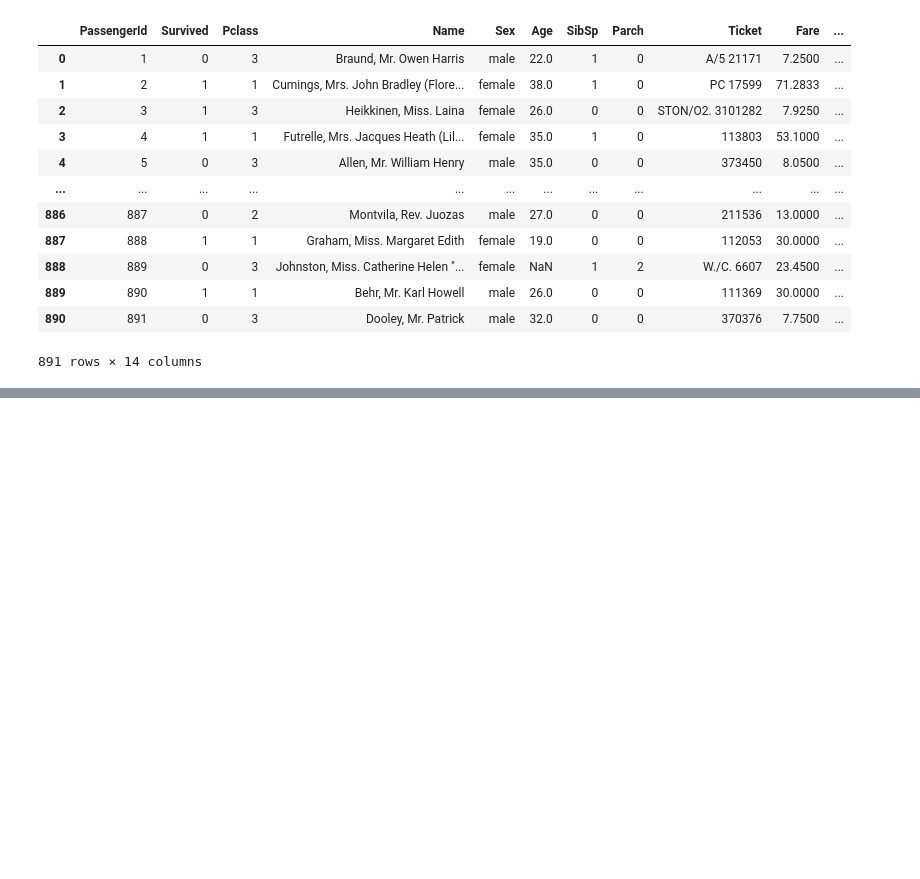
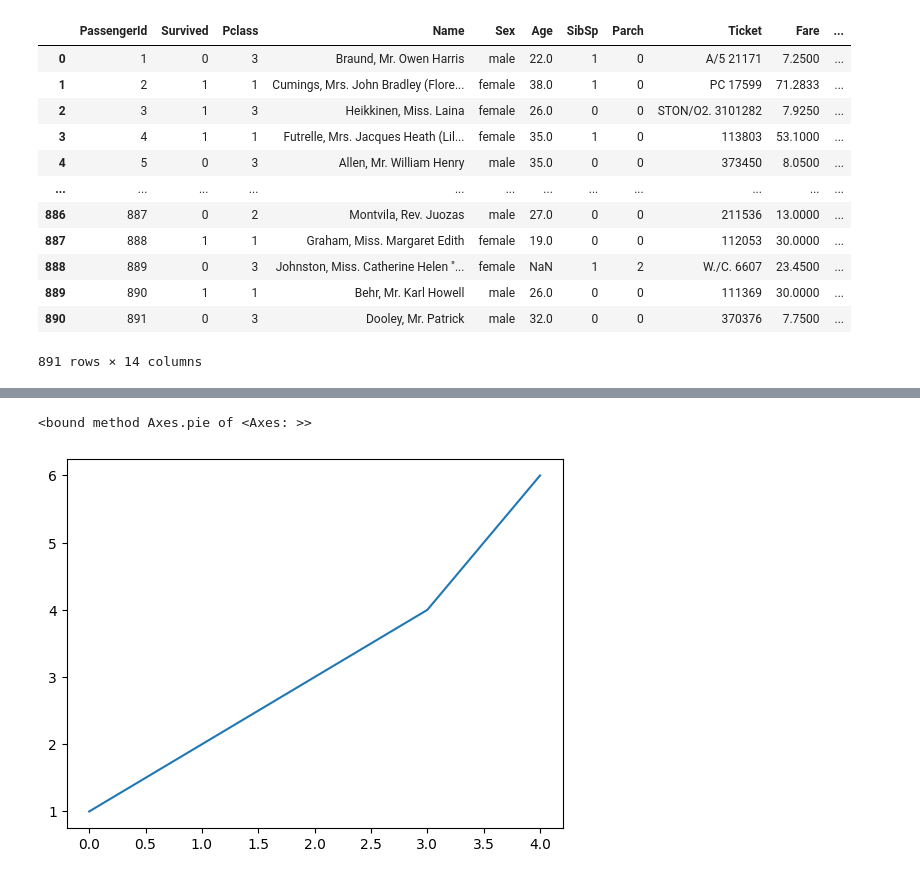
Before and after one commit to Khan-Ramsha/Data-Science, a Jupyter notebook: Pandas/pandas_basic.ipynb, the cells around one changed output, grey strips where cells are left out. Drawn from its saved outputs; the diff is of its cells as text; code cells hidden in the pictures; blank space fills up the shorter version.

```diff
--- a/Pandas/pandas_basic.ipynb
+++ b/Pandas/pandas_basic.ipynb
@@ -1145,0 +1457,6 @@ df['Cat_Fare'] = df['Fare'].apply(c)
+# %%
+series=pd.Series([1,2,3,4,6])
+series.plot().pie
+# %% [output]
+<bound method Axes.pie of <Axes: >>
+[figure, added]
```
Also changed, not shown: parts of 45 cells of this notebook.
